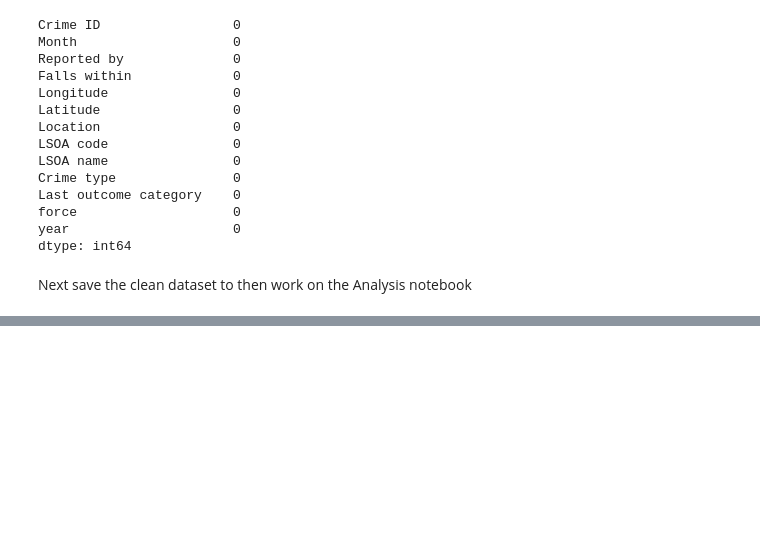
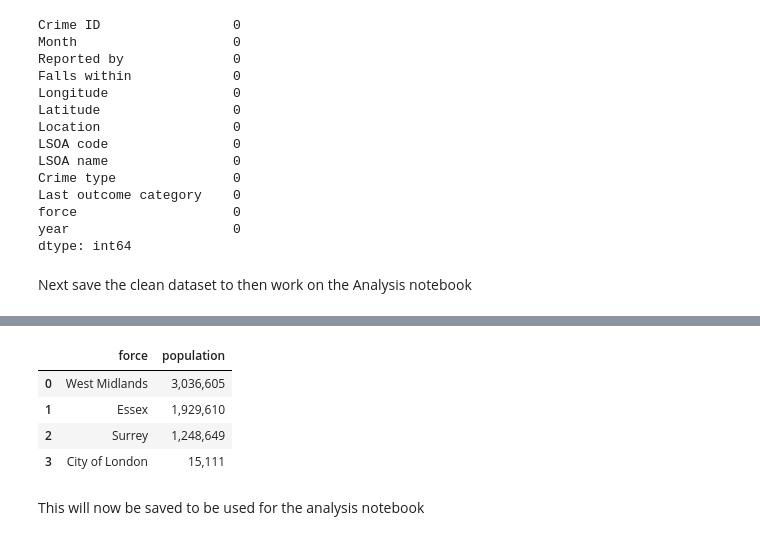
Before and after one commit to adck872/crime_data_analysis, a Jupyter notebook: Preprocessing.ipynb, the cells around one changed output, grey strips where cells are left out. Drawn from its saved outputs; the diff is of its cells as text; code cells hidden in the pictures; blank space fills up the shorter version.

```diff
--- a/Preprocessing.ipynb
+++ b/Preprocessing.ipynb
@@ -411,0 +453,10 @@ df.to_csv("cleaned_crime_data.csv", index=False)
+# %%
+pop
+# %% [output]
+|  | force | population |
+| 0 | West Midlands | 3,036,605 |
+| 1 | Essex | 1,929,610 |
+| 2 | Surrey | 1,248,649 |
+| 3 | City of London | 15,111 |
+# %% [markdown]
+This will now be saved to be used for the analysis notebook
```
Also changed, not shown: parts of 10 cells of this notebook, 3 other files.
